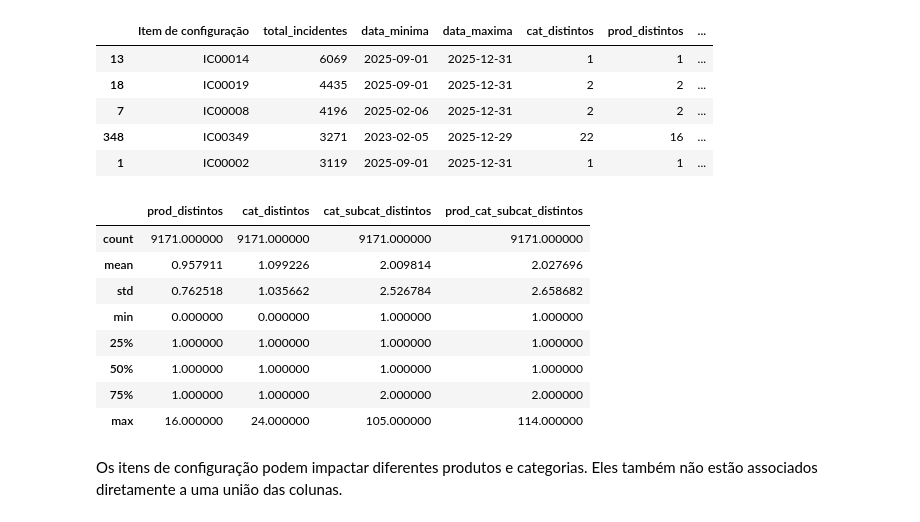
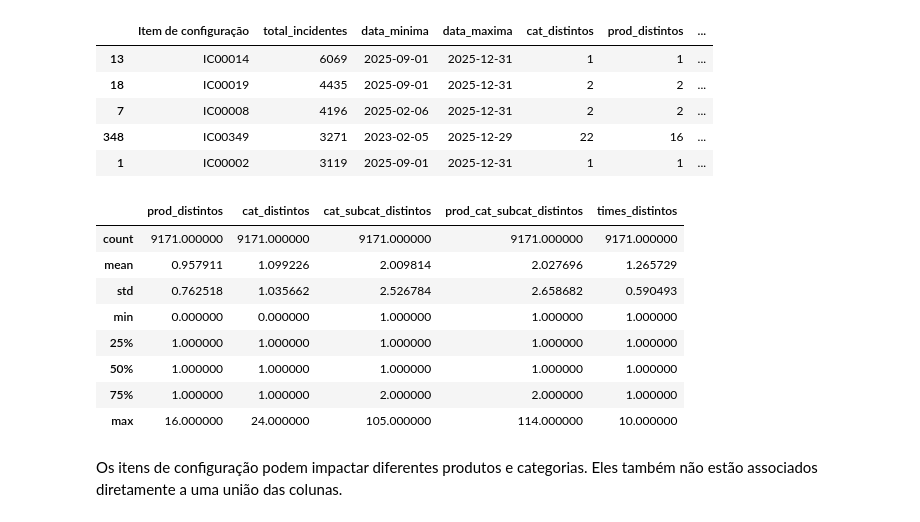
Before and after one commit to jffdevbr/challenge_locaweb, a Jupyter notebook: notebooks/data_exploration_target_behavior.ipynb, the cells around one changed output. Cells and saved outputs as stored; diff of their text form; code cells hidden in the pictures.

```diff
--- a/notebooks/data_exploration_target_behavior.ipynb
+++ b/notebooks/data_exploration_target_behavior.ipynb
@@ -887,6 +919,7 @@ itens_config = df.groupby('Item de configuração').agg(
     prod_distintos=('Produto', 'nunique'), # total de produtos distintos por item de configuração
     cat_subcat_distintos=('Categoria_Subcategoria', 'nunique'), # total de categorias_subcategorias distintas por item de configuração
     prod_cat_subcat_distintos=('Produto_Categoria_Subcategoria', 'nunique'), # total de produtos_categorias_subcategorias distintas por item de configuração
+    times_distintos=('Grupo designado', 'nunique'), # total de times distintos por item de configuração
     total_incidentes_c1=('comportamento', lambda x: (x == 1).sum()), # total de incidentes no comportamento 1
     total_incidentes_c2=('comportamento', lambda x: (x == 2).sum()), # total de incidentes no comportamento 2
     total_incidentes_c3=('comportamento', lambda x: (x == 3).sum()) # total de incidentes no comportamento 3
@@ -903,18 +936,18 @@ itens_config.head(5)
 | 348 | IC00349 | 3271 | 2023-02-05 | 2025-12-29 | 22 | 16 | ... |
 | 1 | IC00002 | 3119 | 2025-09-01 | 2025-12-31 | 1 | 1 | ... |
 # %%
-# Respondendo a Pergunta: "Qual a relação entre item de configuração e produto/categoria/subcategoria?"
-itens_config[['prod_distintos', 'cat_distintos', 'cat_subcat_distintos', 'prod_cat_subcat_distintos']].describe()
+# Respondendo a Pergunta: "Qual a relação entre item de configuração e produto/categoria/subcategoria/times?"
+itens_config[['prod_distintos', 'cat_distintos', 'cat_subcat_distintos', 'prod_cat_subcat_distintos', 'times_distintos']].describe()
 # %% [output]
-|  | prod_distintos | cat_distintos | cat_subcat_distintos | prod_cat_subcat_distintos |
-| count | 9171.000000 | 9171.000000 | 9171.000000 | 9171.000000 |
-| mean | 0.957911 | 1.099226 | 2.009814 | 2.027696 |
-| std | 0.762518 | 1.035662 | 2.526784 | 2.658682 |
-| min | 0.000000 | 0.000000 | 1.000000 | 1.000000 |
-| 25% | 1.000000 | 1.000000 | 1.000000 | 1.000000 |
-| 50% | 1.000000 | 1.000000 | 1.000000 | 1.000000 |
-| 75% | 1.000000 | 1.000000 | 2.000000 | 2.000000 |
-| max | 16.000000 | 24.000000 | 105.000000 | 114.000000 |
+|  | prod_distintos | cat_distintos | cat_subcat_distintos | prod_cat_subcat_distintos | times_distintos |
+| count | 9171.000000 | 9171.000000 | 9171.000000 | 9171.000000 | 9171.000000 |
+| mean | 0.957911 | 1.099226 | 2.009814 | 2.027696 | 1.265729 |
+| std | 0.762518 | 1.035662 | 2.526784 | 2.658682 | 0.590493 |
+| min | 0.000000 | 0.000000 | 1.000000 | 1.000000 | 1.000000 |
+| 25% | 1.000000 | 1.000000 | 1.000000 | 1.000000 | 1.000000 |
+| 50% | 1.000000 | 1.000000 | 1.000000 | 1.000000 | 1.000000 |
+| 75% | 1.000000 | 1.000000 | 2.000000 | 2.000000 | 1.000000 |
+| max | 16.000000 | 24.000000 | 105.000000 | 114.000000 | 10.000000 |
 # %% [markdown]
 Os itens de configuração podem impactar diferentes produtos e categorias. Eles também não estão associados diretamente a uma união das colunas.
 # %%
```
Also changed, not shown: parts of 17 cells of this notebook.
